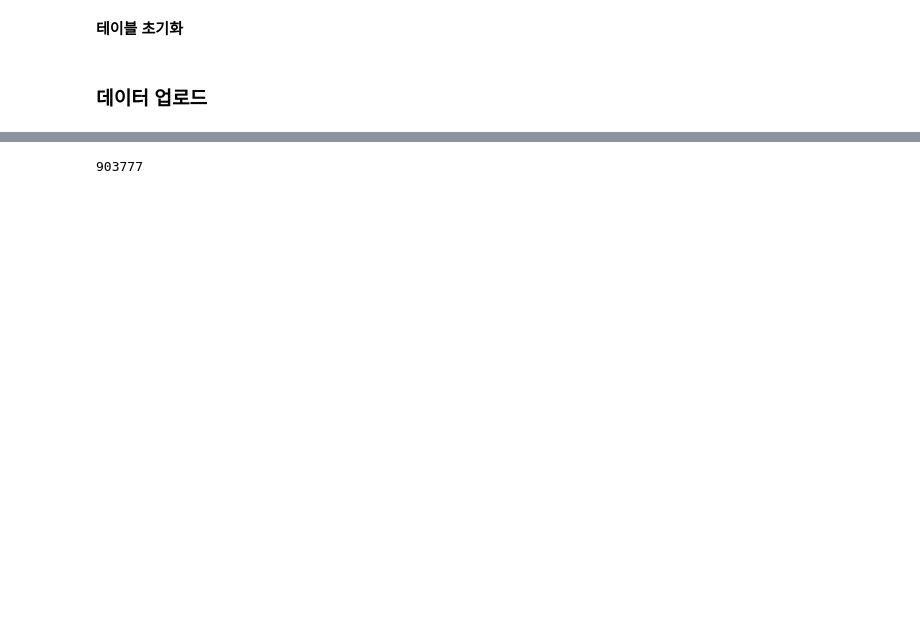
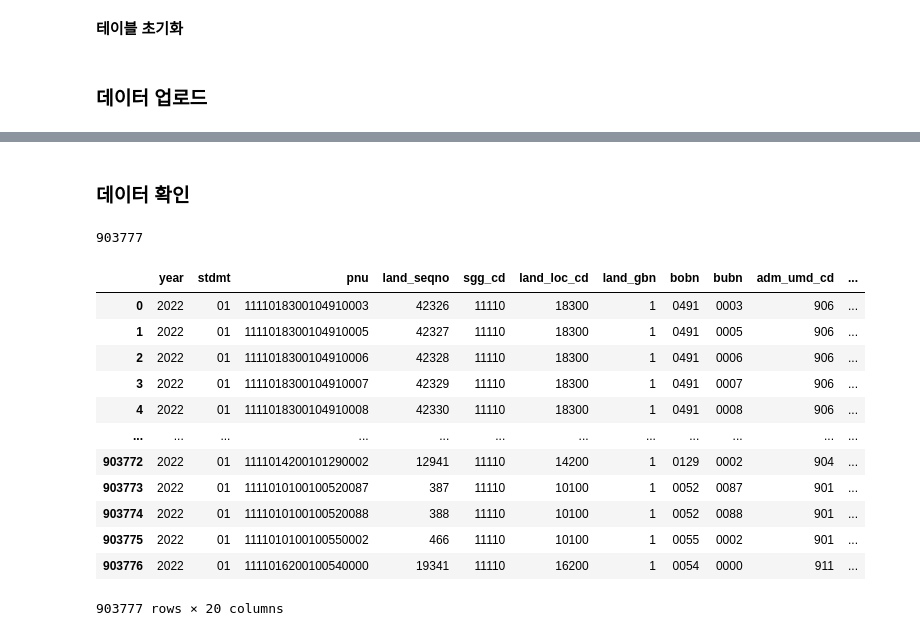
Before and after one commit to Bob-Cheol/bobtory, a Jupyter notebook: study/HongongMachine/2nd_study/2-1. 공시지가 데이터 RDB 업로드.ipynb, the cells around one changed output, grey strips where cells are left out. Cells and saved outputs as stored; diff of their text form; code cells hidden in the pictures; blank space fills up the shorter version.

```diff
--- a/study/HongongMachine/2nd_study/2-1. 공시지가 데이터 RDB 업로드.ipynb
+++ b/study/HongongMachine/2nd_study/2-1. 공시지가 데이터 RDB 업로드.ipynb
@@ -256,3 +255,5 @@ end : 2022-09-13 17:29:03.440469
+# %% [markdown]
+### 데이터 확인
 # %%
 cur.execute(
   'select count(*) from lot_public_price'
@@ -260,3 +261,37 @@ cur.execute(
 cur.fetchone()[0]
 # %% [output]
 903777
+# %%
+cur.execute(
+  f'''
+  select *
+  from lot_public_price
+  where
+    substr(pnu,1,2) = '11' and
+    year = '2022'
+  '''
+)
+lpp_dt = pd.DataFrame(
+  cur.fetchall(),
+  columns = [
+    col.name
+    for col
+    in cur.description
+  ]
+)
+# %%
+lpp_dt
+# %% [output]
+|  | year | stdmt | pnu | land_seqno | sgg_cd | land_loc_cd | land_gbn | bobn | bubn | adm_umd_cd | ... |
+| 0 | 2022 | 01 | 1111018300104910003 | 42326 | 11110 | 18300 | 1 | 0491 | 0003 | 906 | ... |
+| 1 | 2022 | 01 | 1111018300104910005 | 42327 | 11110 | 18300 | 1 | 0491 | 0005 | 906 | ... |
+| 2 | 2022 | 01 | 1111018300104910006 | 42328 | 11110 | 18300 | 1 | 0491 | 0006 | 906 | ... |
+| 3 | 2022 | 01 | 1111018300104910007 | 42329 | 11110 | 18300 | 1 | 0491 | 0007 | 906 | ... |
+| 4 | 2022 | 01 | 1111018300104910008 | 42330 | 11110 | 18300 | 1 | 0491 | 0008 | 906 | ... |
+| ... | ... | ... | ... | ... | ... | ... | ... | ... | ... | ... | ... |
+| 903772 | 2022 | 01 | 1111014200101290002 | 12941 | 11110 | 14200 | 1 | 0129 | 0002 | 904 | ... |
+| 903773 | 2022 | 01 | 1111010100100520087 | 387 | 11110 | 10100 | 1 | 0052 | 0087 | 901 | ... |
+| 903774 | 2022 | 01 | 1111010100100520088 | 388 | 11110 | 10100 | 1 | 0052 | 0088 | 901 | ... |
+| 903775 | 2022 | 01 | 1111010100100550002 | 466 | 11110 | 10100 | 1 | 0055 | 0002 | 901 | ... |
+| 903776 | 2022 | 01 | 1111016200100540000 | 19341 | 11110 | 16200 | 1 | 0054 | 0000 | 911 | ... |
+903777 rows × 20 columns
```
Also changed, not shown: parts of 7 cells of this notebook.
